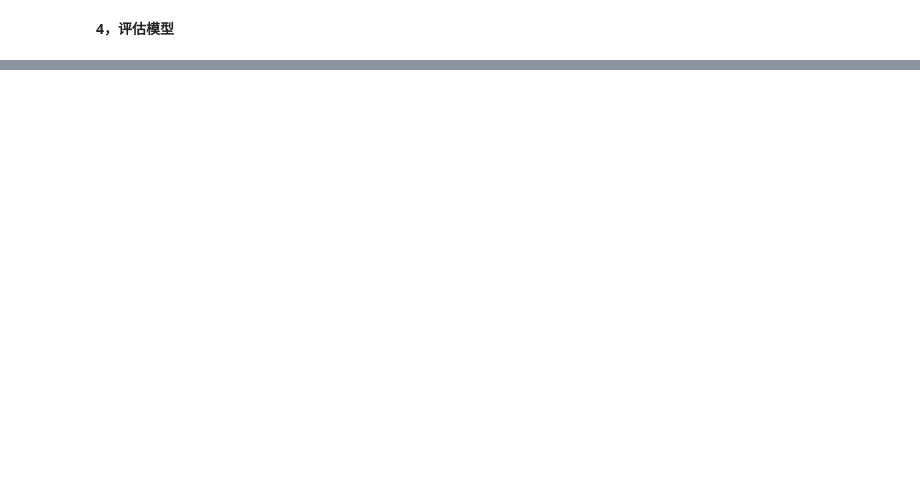
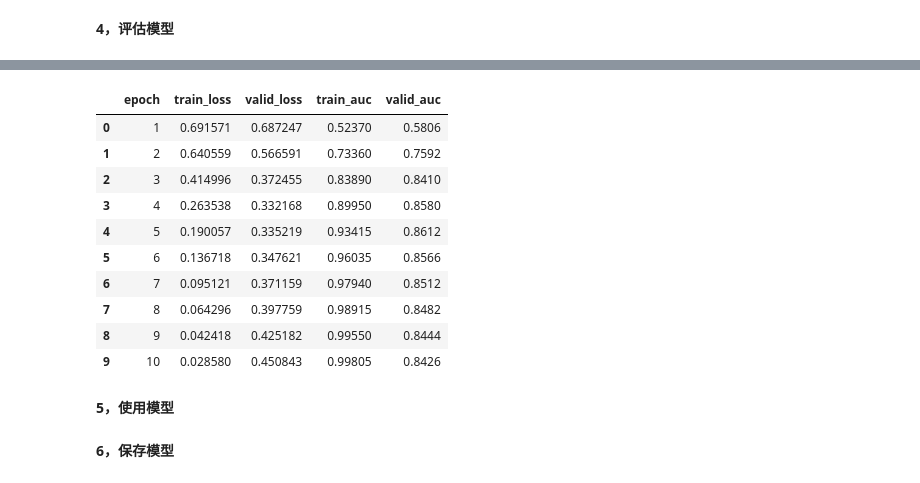
Before and after one commit to lyhue1991/keras_tutorial, a Jupyter notebook: 2，keras与Dense Neural Network.ipynb, the cells around one changed output, grey strips where cells are left out. Drawn from its saved outputs; the diff is of its cells as text; code cells hidden in the pictures; blank space fills up the shorter version.

```diff
--- a/2，keras与Dense Neural Network.ipynb
+++ b/2，keras与Dense Neural Network.ipynb
@@ -245,0 +734,4 @@ array([[0],
+# %%
+model.compile(optimizer='adam',
+              loss='binary_crossentropy',
+              metrics=['acc'])
@@ -245,0 +740,17 @@ array([[0],
+# %%
+# ================================================================================
+# 训练模型
+
+nowtime = datetime.datetime.now().strftime('%Y-%m-%d %H:%M:%S')
+print('\n================================================================================ %s\n'%nowtime)
+print('start fit model ...\n')
+
+steps_per_epoch = train_samples // batch_size
+validation_steps = test_samples // batch_size
+
+history = model.fit_generator(train_gen,
+                         steps_per_epoch = steps_per_epoch,
+                         epochs = epoch_num,
+                         validation_data= test_gen,
+                         validation_steps = validation_steps
+                         )
@@ -245,0 +774,21 @@ array([[0],
+# %%
+nowtime = datetime.datetime.now().strftime('%Y-%m-%d %H:%M:%S')
+print('\n================================================================================ %s\n'%nowtime)
+print('show results...\n')
+
+import os
+import pandas as pd
+
+
+# 保存得分
+acc = history.history['acc']
+val_acc = history.history['val_acc']
+loss = history.history['loss']
+val_loss = history.history['val_loss']
+
+epochs = range(1, len(acc) + 1)
+
+dfhistory  = pd.DataFrame({'epoch':epochs,'train_loss':loss,'valid_loss':val_loss,
+                  'train_auc':acc,'valid_auc':val_acc})
+
+print(dfhistory)
@@ -245,0 +811,16 @@ array([[0],
+# %%
+dfhistory
+# %% [output]
+|  | epoch | train_loss | valid_loss | train_auc | valid_auc |
+| 0 | 1 | 0.691571 | 0.687247 | 0.52370 | 0.5806 |
+| 1 | 2 | 0.640559 | 0.566591 | 0.73360 | 0.7592 |
+| 2 | 3 | 0.414996 | 0.372455 | 0.83890 | 0.8410 |
+| 3 | 4 | 0.263538 | 0.332168 | 0.89950 | 0.8580 |
+| 4 | 5 | 0.190057 | 0.335219 | 0.93415 | 0.8612 |
+| 5 | 6 | 0.136718 | 0.347621 | 0.96035 | 0.8566 |
+| 6 | 7 | 0.095121 | 0.371159 | 0.97940 | 0.8512 |
+| 7 | 8 | 0.064296 | 0.397759 | 0.98915 | 0.8482 |
+| 8 | 9 | 0.042418 | 0.425182 | 0.99550 | 0.8444 |
+| 9 | 10 | 0.028580 | 0.450843 | 0.99805 | 0.8426 |
+# %% [markdown]
+**5，使用模型**
@@ -245,0 +832,2 @@ array([[0],
+# %% [markdown]
+**6，保存模型**
```
Also changed, not shown: parts of 57 cells of this notebook, 18 other files.
